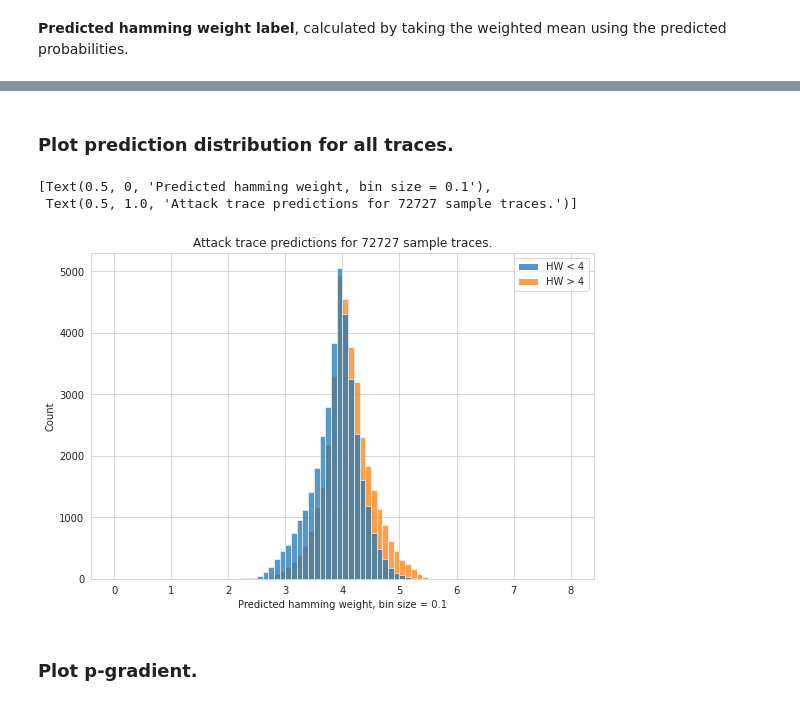
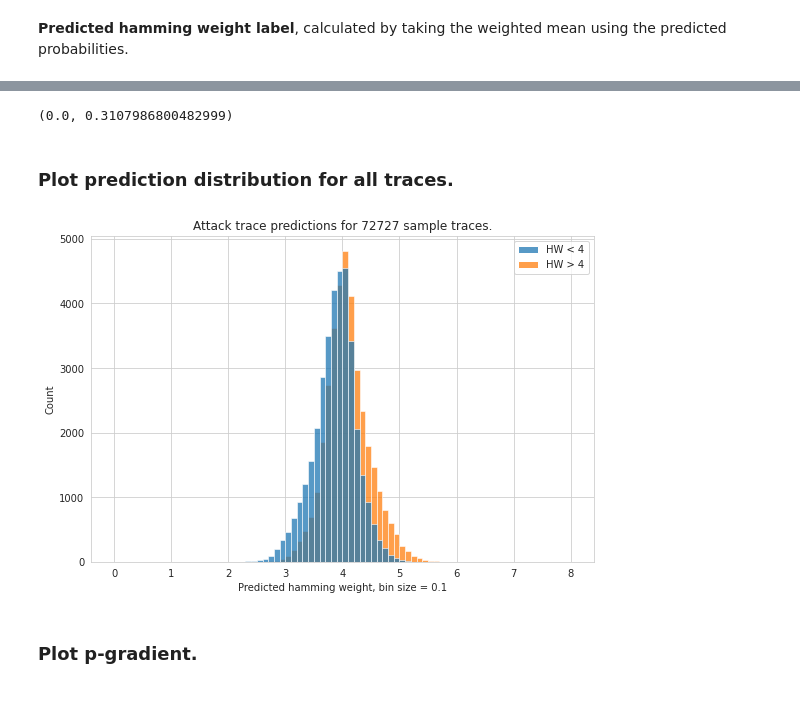
Before and after one commit to ccberg/LA, a Jupyter notebook: books/dl-la/hw_ascad.ipynb, the cells around one changed output, grey strips where cells are left out. Cells and saved outputs as stored; diff of their text form; code cells hidden in the pictures.

```diff
--- a/books/dl-la/hw_ascad.ipynb
+++ b/books/dl-la/hw_ascad.ipynb
@@ -14,5 +14,2 @@ from src.data.traceloader import AscadRandomKey
 
 sns.set_style('whitegrid')
-# %%
-# 9 classes for a HW of [0..8]
-NUM_CLASSES = 9
@@ -40,3 +16,5 @@ y_att = to_categorical(attack[1], num_classes=NUM_CLASSES)
+# %%
+x_prof, y_prof, x_att, y_att = fetch_traces(AscadRandomKey().default)
 # %% [markdown]
 ### Model creation
 
@@ -50,7 +28,7 @@ model_parameters = {
     'epochs': list(np.linspace(5, 20, 4).astype(int))
 }
 
-def make_mlp(x, y, x_attack, y_attack, params, verbose=False):
+def make_mlp(x, y, x_attack, y_attack, params):
     mdl = Sequential()
     mdl.add(Dense(100, activation=params['activation'], input_shape=(1400,)))
     mdl.add(Dense(100, activation=params['activation']))
@@ -81,7 +59,7 @@ best_model = make_mlp(x_prof, y_prof, x_att, y_att, {
     'losses': 'categorical_crossentropy',
     'batch_size': 150,
     'epochs': 5
-}, True)[1]
+})[1]
 # %% [markdown]
 ### HW Prediction
 
@@ -122,19 +82,6 @@ def split_by_hw(x_attack, y_attack):
+# %%
+dlla_hw(best_model, x_att, y_att)
+# %% [output]
+(0.0, 0.3107986800482999)
 # %% [markdown]
 ### Plot prediction distribution for all traces.
-# %%
-less_4, greater_4 = split_by_hw(x_att, y_att)
-
-num_all = len(less_4) + len(greater_4)
-
-plt.figure(figsize=(9, 6))
-
-graph1 = sns.histplot(data={
-    "HW < 4": hamming_weight_prediction(best_model, less_4),
-    "HW > 4": hamming_weight_prediction(best_model, greater_4)
-}, bins=80, binrange=(0,8))
-graph1.set(xlabel="Predicted hamming weight, bin size = 0.1",
-           title=f"Attack trace predictions for {num_all} sample traces.")
-# %% [output]
-[Text(0.5, 0, 'Predicted hamming weight, bin size = 0.1'),
- Text(0.5, 1.0, 'Attack trace predictions for 72727 sample traces.')]
-[figure, removed]
@@ -172,2 +88,6 @@ def p_gradient_dl_la(mdl: Model, x_attack, y_attack, max_traces):
+# %%
+plot_predictions(best_model, x_att, y_att)
+# %% [output]
+[figure, added]
 # %% [markdown]
 ### Plot p-gradient.
```
Also changed, not shown: parts of 14 cells of this notebook, 26 other files.
